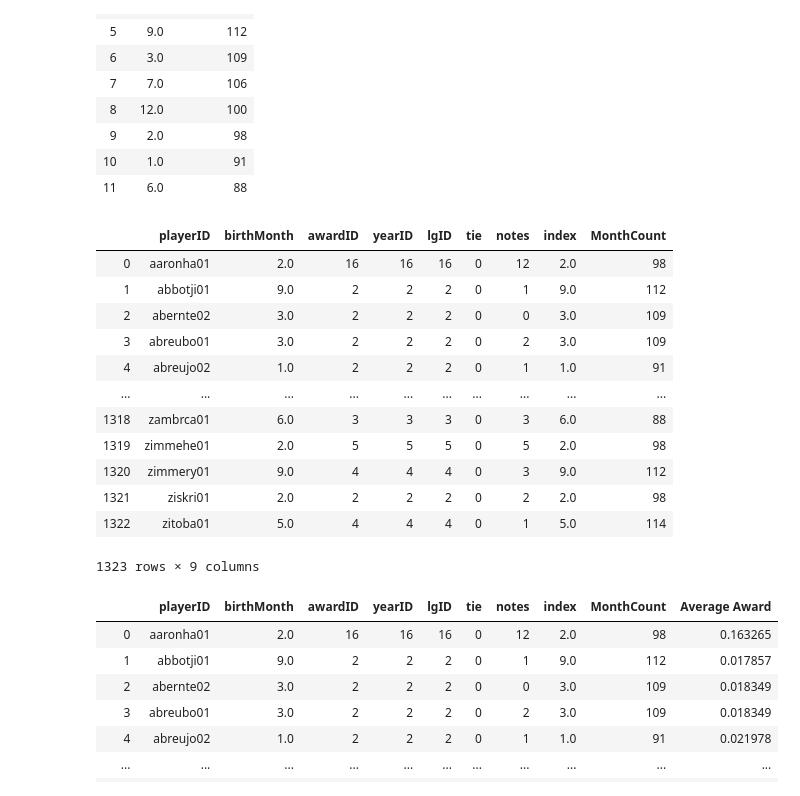
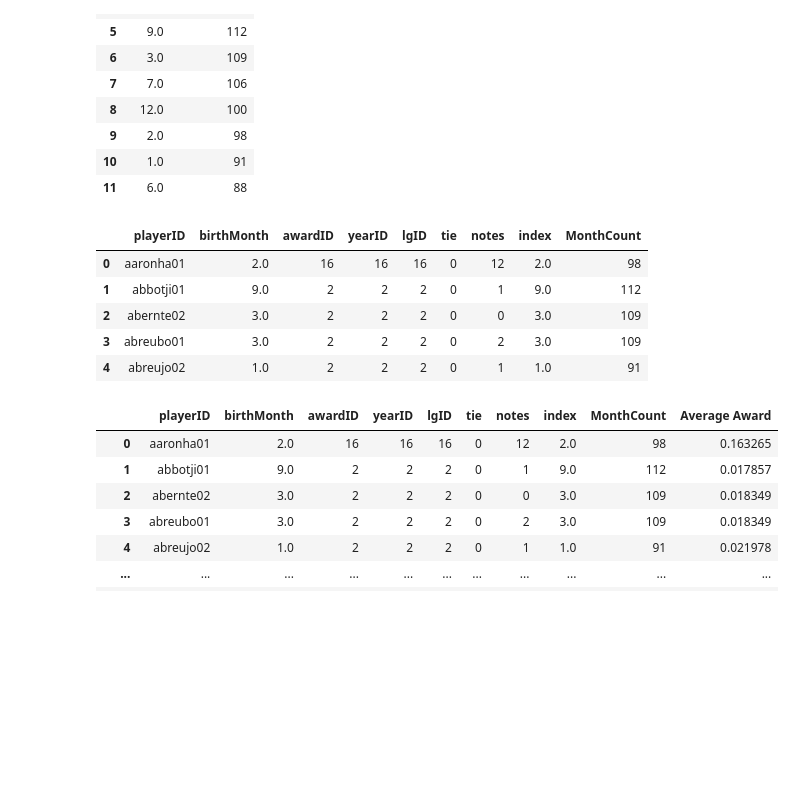
Before and after one commit to mgood13/data_analytics_project1, a Jupyter notebook: Question_2.ipynb, the cells around one changed output. Cells and saved outputs as stored; diff of their text form; code cells hidden in the pictures; blank space fills up the shorter version.

```diff
--- a/Question_2.ipynb
+++ b/Question_2.ipynb
@@ -174,21 +175,14 @@ month_count
 # %%
 results_df = pd.merge(combined_df,month_count, right_on = 'index',left_on = 'birthMonth',how = 'left')
 results_df = results_df.rename(columns = {'birthMonth_x': 'birthMonth','birthMonth_y':'MonthCount'})
-results_df
+results_df.head()
 # %% [output]
 |  | playerID | birthMonth | awardID | yearID | lgID | tie | notes | index | MonthCount |
 | 0 | aaronha01 | 2.0 | 16 | 16 | 16 | 0 | 12 | 2.0 | 98 |
 | 1 | abbotji01 | 9.0 | 2 | 2 | 2 | 0 | 1 | 9.0 | 112 |
 | 2 | abernte02 | 3.0 | 2 | 2 | 2 | 0 | 0 | 3.0 | 109 |
 | 3 | abreubo01 | 3.0 | 2 | 2 | 2 | 0 | 2 | 3.0 | 109 |
 | 4 | abreujo02 | 1.0 | 2 | 2 | 2 | 0 | 1 | 1.0 | 91 |
-| ... | ... | ... | ... | ... | ... | ... | ... | ... | ... |
-| 1318 | zambrca01 | 6.0 | 3 | 3 | 3 | 0 | 3 | 6.0 | 88 |
-| 1319 | zimmehe01 | 2.0 | 5 | 5 | 5 | 0 | 5 | 2.0 | 98 |
-| 1320 | zimmery01 | 9.0 | 4 | 4 | 4 | 0 | 3 | 9.0 | 112 |
-| 1321 | ziskri01 | 2.0 | 2 | 2 | 2 | 0 | 2 | 2.0 | 98 |
-| 1322 | zitoba01 | 5.0 | 4 | 4 | 4 | 0 | 1 | 5.0 | 114 |
-1323 rows × 9 columns
 # %%
 results_df['Average Award'] = results_df['awardID'] / results_df['MonthCount']
 results_df
```
Also changed, not shown: parts of 23 cells of this notebook.
